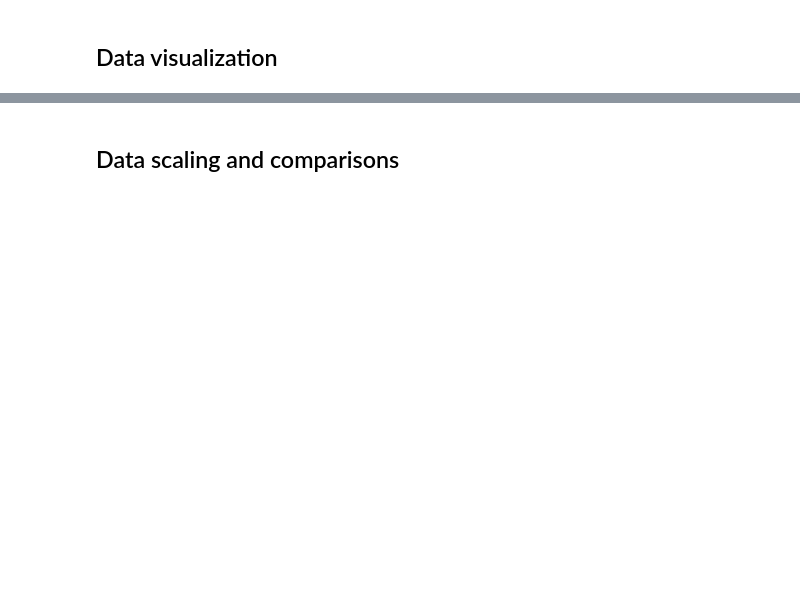
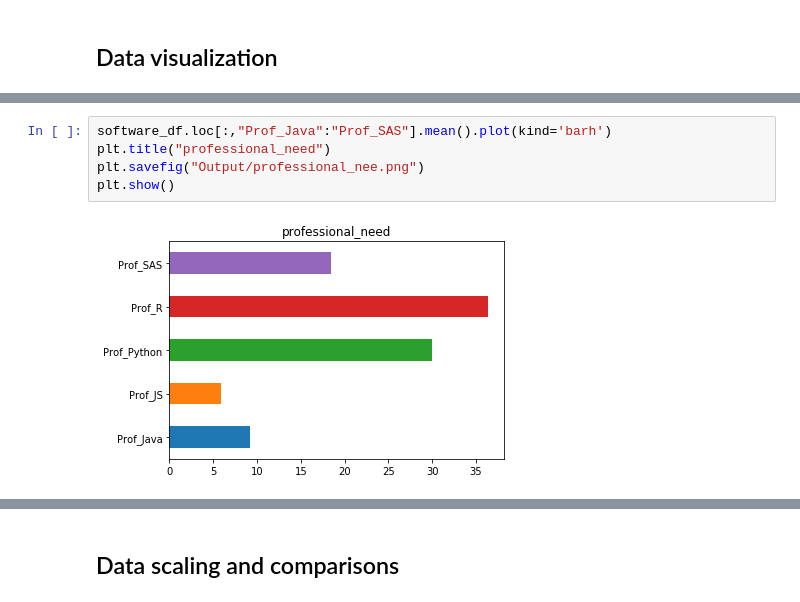
Before and after one commit to sunshineaqu/Graduate-Program-Survey-Analysis, a Jupyter notebook: MSPA.ipynb, the cells around one changed output, grey strips where cells are left out. Saved outputs shown, nothing was run; the diff lists cells and outputs as text; blank space fills up the shorter version.

```diff
--- a/MSPA.ipynb
+++ b/MSPA.ipynb
@@ -168,0 +245,7 @@ plt.show()
+# %%
+software_df.loc[:,"Prof_Java":"Prof_SAS"].mean().plot(kind='barh')
+plt.title("professional_need")
+plt.savefig("Output/professional_nee.png")
+plt.show()
+# %% [output]
+[figure, added]
```
Also changed, not shown: parts of 28 cells of this notebook.
